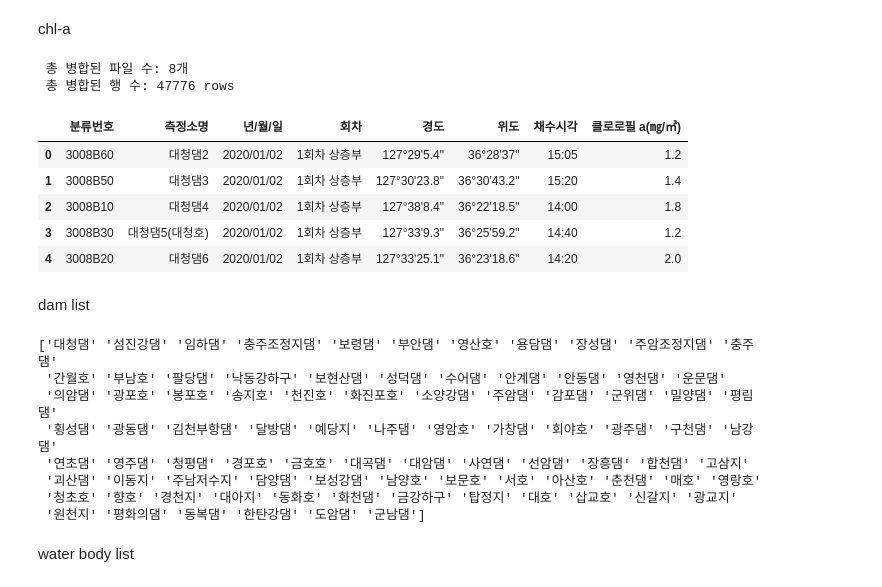
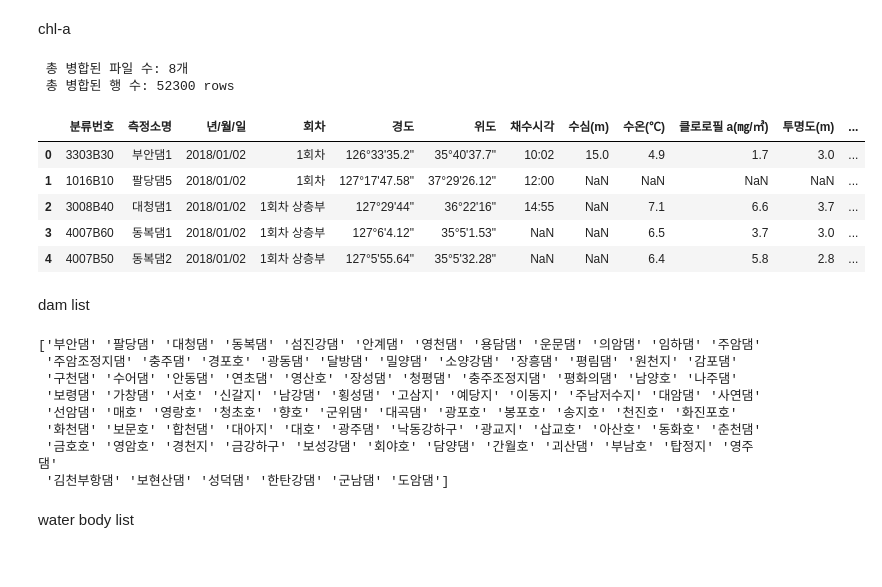
Before and after one commit to hyoseoning/reservoir-chla-prediction, a Jupyter notebook: reservoir/hoso_2D_matching.ipynb, the cells around one changed output. Saved outputs shown, nothing was run; the diff lists cells and outputs as text; code cells hidden in the pictures.

```diff
--- a/reservoir/hoso_2D_matching.ipynb
+++ b/reservoir/hoso_2D_matching.ipynb
@@ -38,39 +38,39 @@ from datetime import timedelta
 chl-a
 # %%
 # 최상위 폴더 경로
-folder = r"/home/khs/data/csv/hoso chla/"
+folder = r"/home/khs/data/csv/chla data/"
 
 # 결과 저장
 df_list = []
 
 # 모든 하위 폴더 포함하여 .csv 찾기
 for root, dirs, files in os.walk(folder):
     for file in files:
         if file.lower().endswith('.csv'):
             file_path = os.path.join(root, file)
             try:
-                df = pd.read_csv(file_path, encoding='cp949')  # 또는 utf-8-sig
+                df = pd.read_csv(file_path, encoding= 'CP949')  # 또는 utf-8-sig
                 df_list.append(df)
             except Exception as e:
                 print(f"[오류] {file_path} 읽기 실패: {e}")
 
 # 결측값 제거 후 전체 병합
 if df_list:
-    total_df = pd.concat(df_list, ignore_index=True).dropna()
+    total_df = pd.concat(df_list, ignore_index=True)
     print(f"\n 총 병합된 파일 수: {len(df_list)}개")
     print(f" 총 병합된 행 수: {len(total_df)} rows")
     display(total_df.head())
 else:
     print(" 병합할 수 있는 CSV 파일이 없습니다.")
 # %% [output]
  총 병합된 파일 수: 8개
- 총 병합된 행 수: 47776 rows
+ 총 병합된 행 수: 52300 rows
-|  | 분류번호 | 측정소명 | 년/월/일 | 회차 | 경도 | 위도 | 채수시각 | 클로로필 a(㎎/㎥) |
-| 0 | 3008B60 | 대청댐2 | 2020/01/02 | 1회차 상층부 | 127°29'5.4" | 36°28'37" | 15:05 | 1.2 |
-| 1 | 3008B50 | 대청댐3 | 2020/01/02 | 1회차 상층부 | 127°30'23.8" | 36°30'43.2" | 15:20 | 1.4 |
-| 2 | 3008B10 | 대청댐4 | 2020/01/02 | 1회차 상층부 | 127°38'8.4" | 36°22'18.5" | 14:00 | 1.8 |
-| 3 | 3008B30 | 대청댐5(대청호) | 2020/01/02 | 1회차 상층부 | 127°33'9.3" | 36°25'59.2" | 14:40 | 1.2 |
-| 4 | 3008B20 | 대청댐6 | 2020/01/02 | 1회차 상층부 | 127°33'25.1" | 36°23'18.6" | 14:20 | 2.0 |
+|  | 분류번호 | 측정소명 | 년/월/일 | 회차 | 경도 | 위도 | 채수시각 | 수심(m) | 수온(℃) | 클로로필 a(㎎/㎥) | 투명도(m) | ... |
+| 0 | 3303B30 | 부안댐1 | 2018/01/02 | 1회차 | 126°33'35.2" | 35°40'37.7" | 10:02 | 15.0 | 4.9 | 1.7 | 3.0 | ... |
+| 1 | 1016B10 | 팔당댐5 | 2018/01/02 | 1회차 | 127°17'47.58" | 37°29'26.12" | 12:00 | NaN | NaN | NaN | NaN | ... |
+| 2 | 3008B40 | 대청댐1 | 2018/01/02 | 1회차 상층부 | 127°29'44" | 36°22'16" | 14:55 | NaN | 7.1 | 6.6 | 3.7 | ... |
+| 3 | 4007B60 | 동복댐1 | 2018/01/02 | 1회차 상층부 | 127°6'4.12" | 35°5'1.53" | NaN | NaN | 6.5 | 3.7 | 3.0 | ... |
+| 4 | 4007B50 | 동복댐2 | 2018/01/02 | 1회차 상층부 | 127°5'55.64" | 35°5'32.28" | NaN | NaN | 6.4 | 5.8 | 2.8 | ... |
 # %% [markdown]
 dam list
 # %%
@@ -87,14 +87,14 @@ dam_list = total_df['댐명'].unique()
 
 print(dam_list)
 # %% [output]
-['대청댐' '섬진강댐' '임하댐' '충주조정지댐' '보령댐' '부안댐' '영산호' '용담댐' '장성댐' '주암조정지댐' '충주댐'
- '간월호' '부남호' '팔당댐' '낙동강하구' '보현산댐' '성덕댐' '수어댐' '안계댐' '안동댐' '영천댐' '운문댐'
- '의암댐' '광포호' '봉포호' '송지호' '천진호' '화진포호' '소양강댐' '주암댐' '감포댐' '군위댐' '밀양댐' '평림댐'
- '횡성댐' '광동댐' '김천부항댐' '달방댐' '예당지' '나주댐' '영암호' '가창댐' '회야호' '광주댐' '구천댐' '남강댐'
- '연초댐' '영주댐' '청평댐' '경포호' '금호호' '대곡댐' '대암댐' '사연댐' '선암댐' '장흥댐' '합천댐' '고삼지'
- '괴산댐' '이동지' '주남저수지' '담양댐' '보성강댐' '남양호' '보문호' '서호' '아산호' '춘천댐' '매호' '영랑호'
- '청초호' '향호' '경천지' '대아지' '동화호' '화천댐' '금강하구' '탑정지' '대호' '삽교호' '신갈지' '광교지'
- '원천지' '평화의댐' '동복댐' '한탄강댐' '도암댐' '군남댐']
+['부안댐' '팔당댐' '대청댐' '동복댐' '섬진강댐' '안계댐' '영천댐' '용담댐' '운문댐' '의암댐' '임하댐' '주암댐'
+ '주암조정지댐' '충주댐' '경포호' '광동댐' '달방댐' '밀양댐' '소양강댐' '장흥댐' '평림댐' '원천지' '감포댐'
+ '구천댐' '수어댐' '안동댐' '연초댐' '영산호' '장성댐' '청평댐' '충주조정지댐' '평화의댐' '남양호' '나주댐'
+ '보령댐' '가창댐' '서호' '신갈지' '남강댐' '횡성댐' '고삼지' '예당지' '이동지' '주남저수지' '대암댐' '사연댐'
+ '선암댐' '매호' '영랑호' '청초호' '향호' '군위댐' '대곡댐' '광포호' '봉포호' '송지호' '천진호' '화진포호'
+ '화천댐' '보문호' '합천댐' '대아지' '대호' '광주댐' '낙동강하구' '광교지' '삽교호' '아산호' '동화호' '춘천댐'
+ '금호호' '영암호' '경천지' '금강하구' '보성강댐' '회야호' '담양댐' '간월호' '괴산댐' '부남호' '탑정지' '영주댐'
+ '김천부항댐' '보현산댐' '성덕댐' '한탄강댐' '군남댐' '도암댐']
 # %% [markdown]
 water body list
 # %%
```
Also changed, not shown: parts of 11 cells of this notebook, 1 other file.
